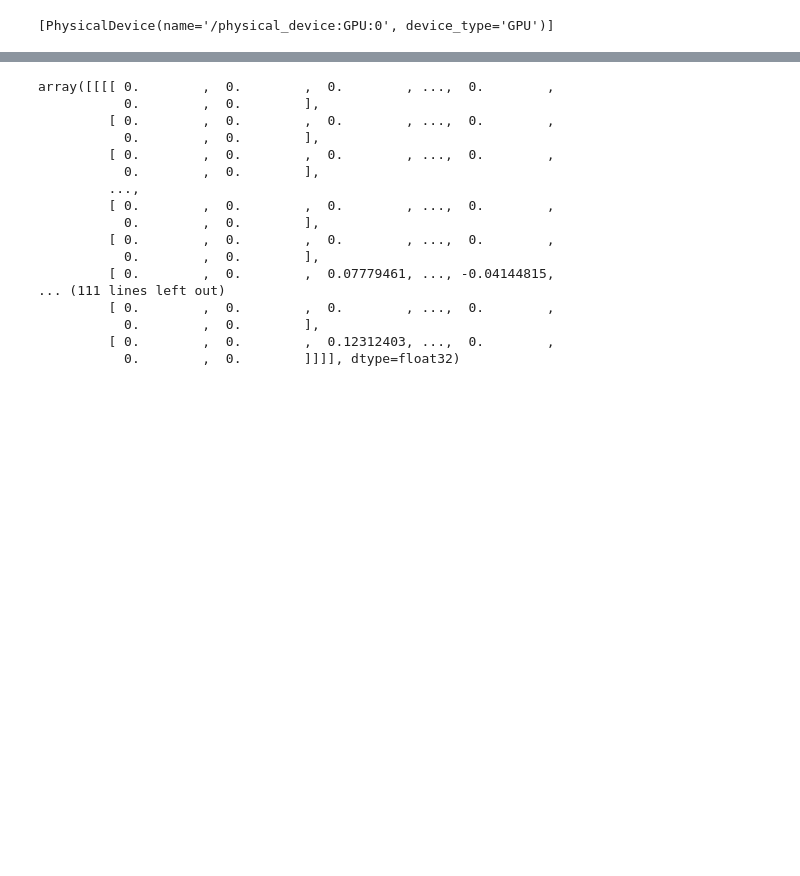
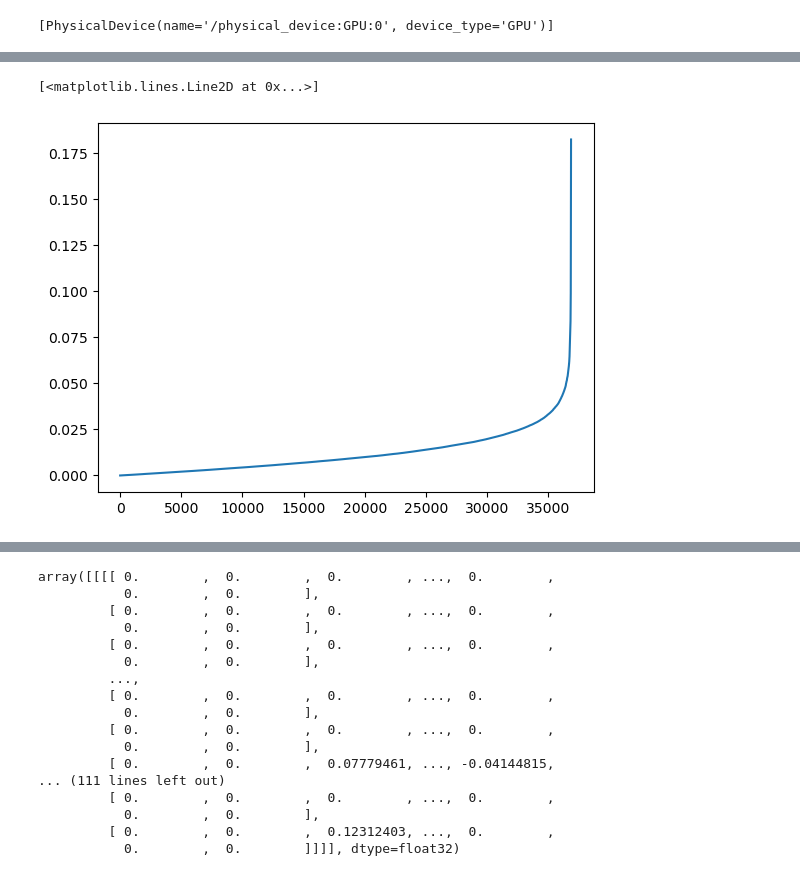
Before and after one commit to michaelpoluektov/tf-hybrid-pruning, a Jupyter notebook: cifar/Test.ipynb, the cells around one changed output, grey strips where cells are left out. Drawn from its saved outputs; the diff is of its cells as text; code cells hidden in the pictures; blank space fills up the shorter version.

```diff
--- a/cifar/Test.ipynb
+++ b/cifar/Test.ipynb
@@ -67,0 +322,5 @@ biasl = [
+# %%
+plt.plot(sorted(abs(newk-k).flatten()))
+# %% [output]
+[<matplotlib.lines.Line2D at 0x...>]
+[figure, added]
```
Also changed, not shown: parts of 48 cells of this notebook, 7 other files.
